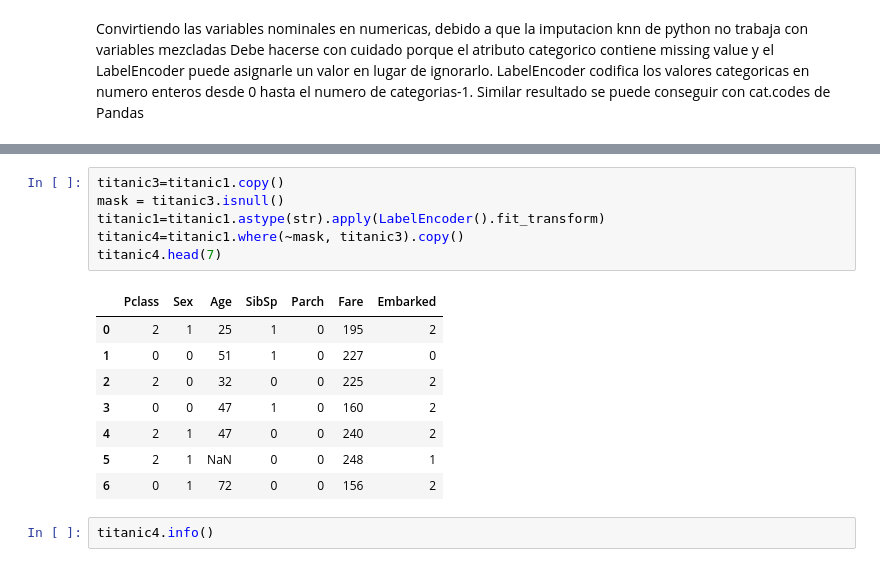
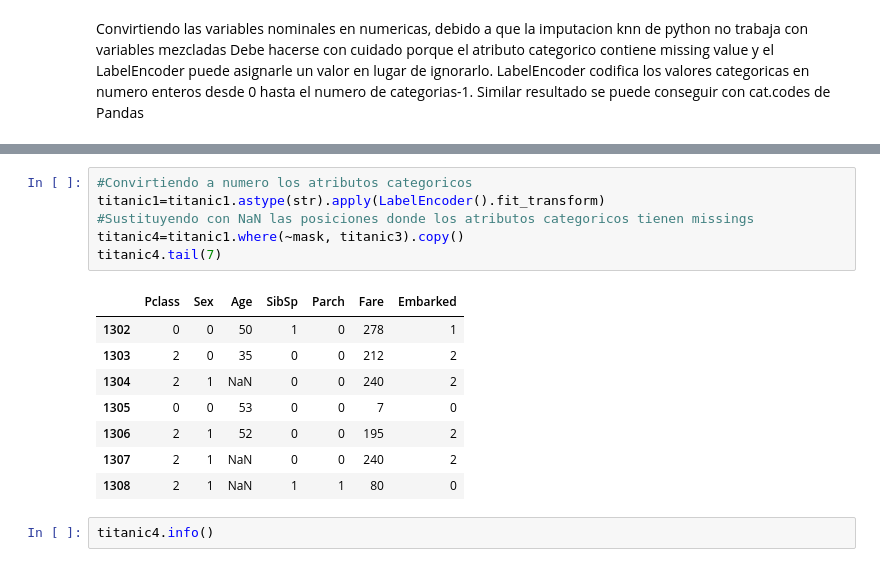
Before and after one commit to eacunafer/Data-Mining-Machine-Learning-subgraduado-, a Jupyter notebook: notebooks/Imputation3e.ipynb, the cells around one changed output, grey strips where cells are left out. Saved outputs shown, nothing was run; the diff lists cells and outputs as text.

```diff
--- a/notebooks/Imputation3e.ipynb
+++ b/notebooks/Imputation3e.ipynb
@@ -270,18 +291,18 @@ puede asignarle un valor en lugar  de ignorarlo. LabelEncoder codifica los valor
 # %%
-titanic3=titanic1.copy()
-mask = titanic3.isnull()
+#Convirtiendo a numero los atributos categoricos
 titanic1=titanic1.astype(str).apply(LabelEncoder().fit_transform)
+#Sustituyendo con NaN las posiciones donde los atributos categoricos tienen missings
 titanic4=titanic1.where(~mask, titanic3).copy()
-titanic4.head(7)
+titanic4.tail(7)
 # %% [output]
 |  | Pclass | Sex | Age | SibSp | Parch | Fare | Embarked |
-| 0 | 2 | 1 | 25 | 1 | 0 | 195 | 2 |
-| 1 | 0 | 0 | 51 | 1 | 0 | 227 | 0 |
-| 2 | 2 | 0 | 32 | 0 | 0 | 225 | 2 |
-| 3 | 0 | 0 | 47 | 1 | 0 | 160 | 2 |
-| 4 | 2 | 1 | 47 | 0 | 0 | 240 | 2 |
-| 5 | 2 | 1 | NaN | 0 | 0 | 248 | 1 |
-| 6 | 0 | 1 | 72 | 0 | 0 | 156 | 2 |
+| 1302 | 0 | 0 | 50 | 1 | 0 | 278 | 1 |
+| 1303 | 2 | 0 | 35 | 0 | 0 | 212 | 2 |
+| 1304 | 2 | 1 | NaN | 0 | 0 | 240 | 2 |
+| 1305 | 0 | 0 | 53 | 0 | 0 | 7 | 0 |
+| 1306 | 2 | 1 | 52 | 0 | 0 | 195 | 2 |
+| 1307 | 2 | 1 | NaN | 0 | 0 | 240 | 2 |
+| 1308 | 2 | 1 | NaN | 1 | 1 | 80 | 0 |
 # %%
 titanic4.info()
 # %% [output]
```
Also changed, not shown: parts of 13 cells of this notebook, 2 other files.
